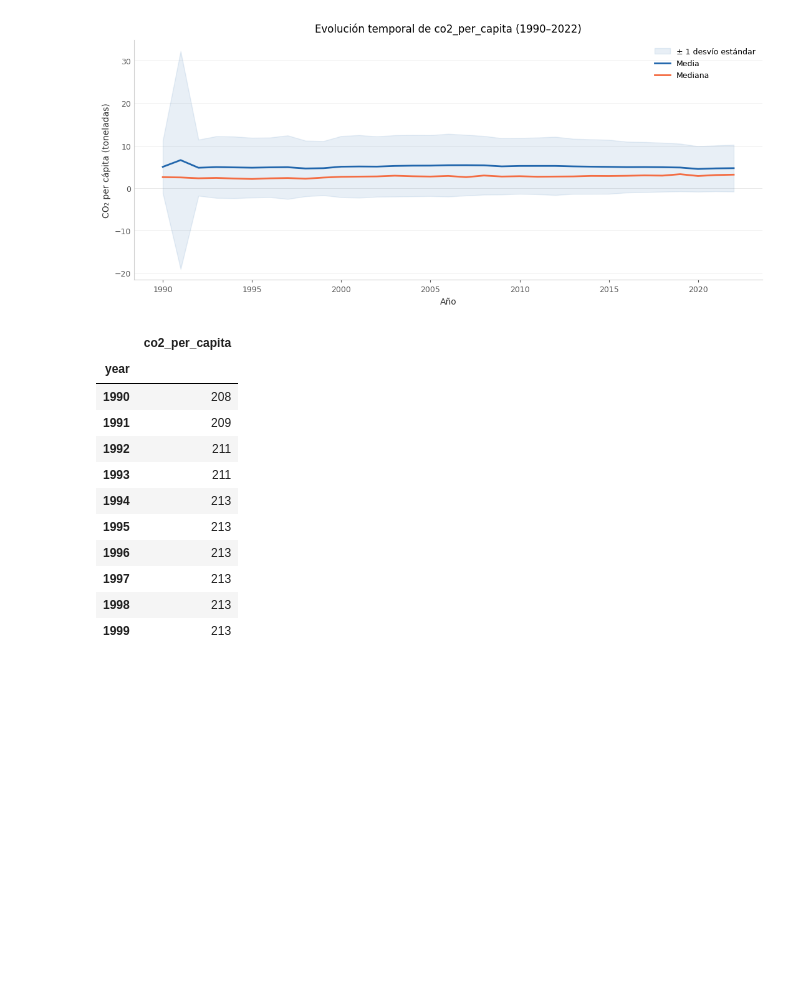
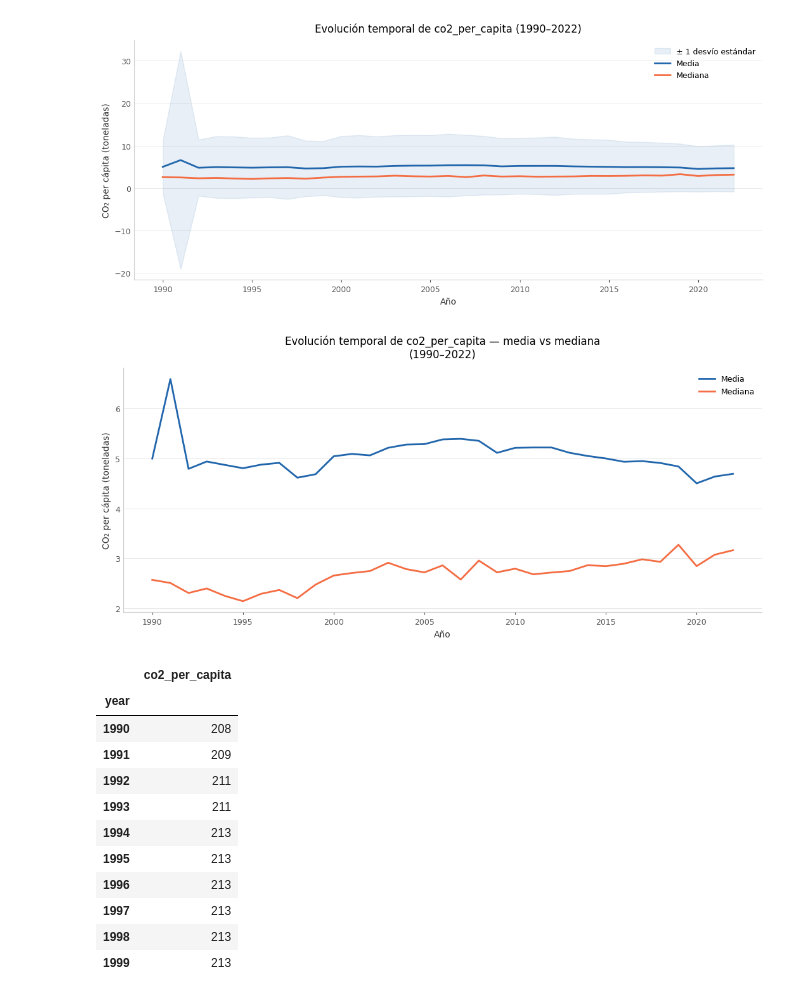
Before and after one commit to RamonEppens/Analisis_Predictivo_Co2, a Jupyter notebook: notebooks/Examen1-AnálisisPredictivo.ipynb, the cells around one changed output. Drawn from its saved outputs; the diff is of its cells as text; code cells hidden in the pictures; blank space fills up the shorter version.

```diff
--- a/notebooks/Examen1-AnálisisPredictivo.ipynb
+++ b/notebooks/Examen1-AnálisisPredictivo.ipynb
@@ -688,6 +688,26 @@ tufte_style(ax, grid_axis='y')
 plt.show()
 # %% [output]
 [figure]
+# %%
+# === EVOLUCIÓN TEMPORAL — MEDIA VS MEDIANA ===
+df_stats = df_clean.groupby('year')['co2_per_capita'].agg(['mean', 'median']).reset_index()
+
+fig, ax = plt.subplots(figsize=(13, 5))
+
+ax.plot(df_stats['year'], df_stats['mean'],
+        color=C_BLUE, linewidth=2, label='Media')
+ax.plot(df_stats['year'], df_stats['median'],
+        color=C_ORANGE, linewidth=2, label='Mediana')
+
+ax.set_xlabel('Año')
+ax.set_ylabel('CO₂ per cápita (toneladas)')
+ax.set_title('Evolución temporal de co2_per_capita — media vs mediana\n'
+             '(1990–2022)', pad=12)
+ax.legend(frameon=False)
+tufte_style(ax, grid_axis='y')
+plt.show()
+# %% [output]
+[figure, added]
 # %%
 df_clean.groupby('year')['co2_per_capita'].count().head(10)
 # %% [output]
```
Also changed, not shown: parts of 2 cells of this notebook.
